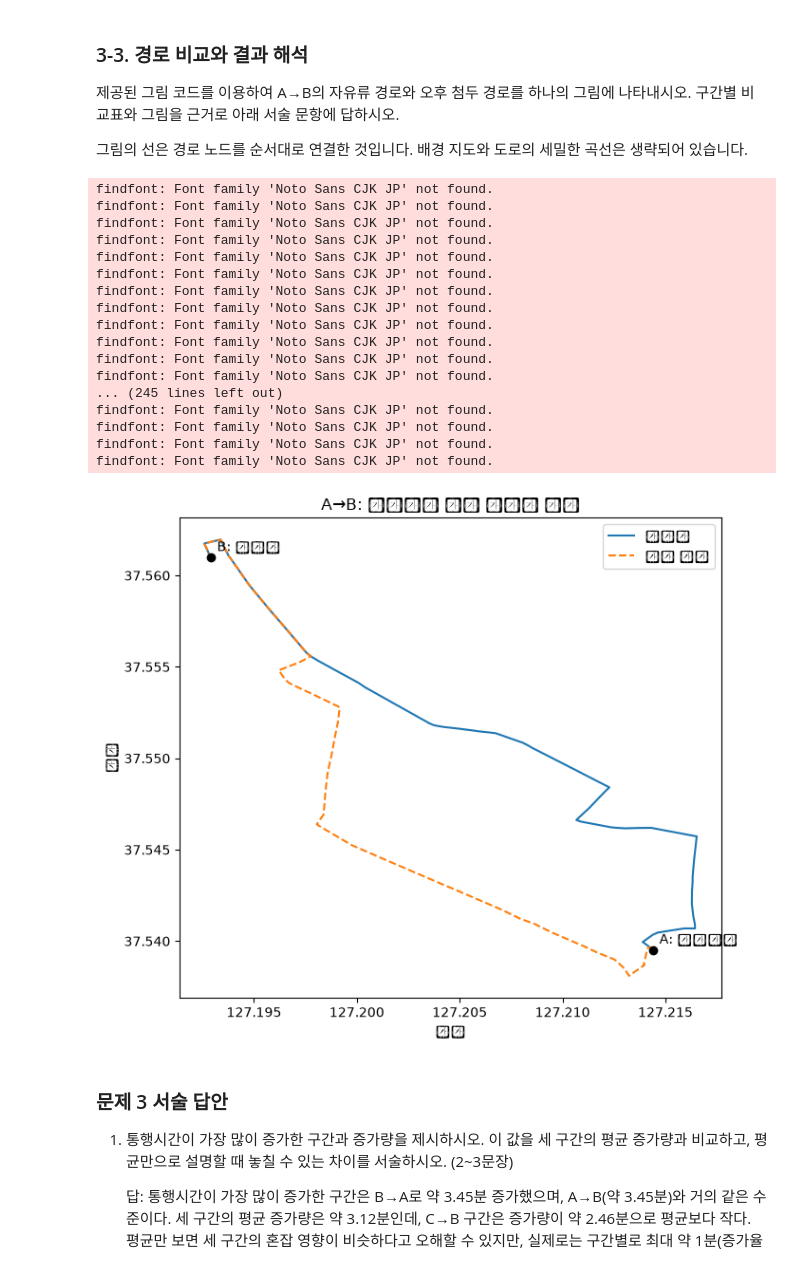
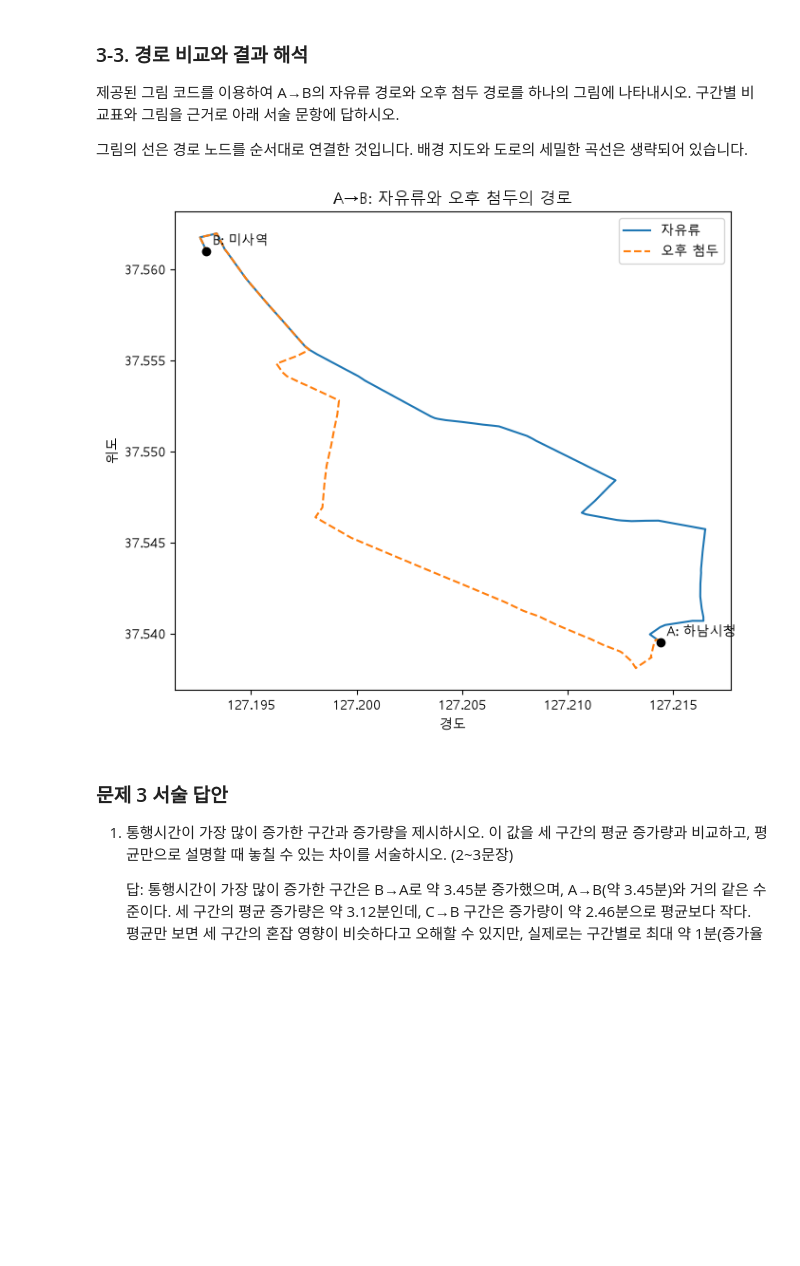
Before and after one commit to alswl123494-stack/mobility-simulation-book, a Jupyter notebook: assignment/assignment_1_202439723.ipynb, the cells around one changed output. Cells and saved outputs as stored; diff of their text form; code cells hidden in the pictures; blank space fills up the shorter version.

```diff
--- a/assignment/assignment_1_202439723.ipynb
+++ b/assignment/assignment_1_202439723.ipynb
@@ -461,46 +461,29 @@ else:
 # %%
 if comparison is None:
     print("[ ] 3-1의 결과를 먼저 만듭니다.")
 else:
     import matplotlib.font_manager as fm
     fm._load_fontmanager(try_read_cache=False)
-    plt.rcParams["font.family"] = "Noto Sans CJK JP"
+    plt.rcParams["font.family"] = "Malgun Gothic"
     plt.rcParams["axes.unicode_minus"] = False
     fig, ax = plt.subplots(figsize=(7, 6))
     for label, style in [("자유류", "-"), ("오후 첨두", "--")]:
         coords = paths[("A→B", label)].coords(graphs[label])
         positions = pd.DataFrame(coords, columns=["위도", "경도"])
         ax.plot(positions["경도"], positions["위도"], style, label=label)
     for key in ["A", "B"]:
         lat, lon = g_free.coord[node_ids[key]]
         ax.scatter(lon, lat, color="black", zorder=3)
         ax.annotate(f"{key}: {places.loc[key, '이름']}", (lon, lat),
                     xytext=(5, 5), textcoords="offset points")
     ax.set_xlabel("경도")
     ax.set_ylabel("위도")
     ax.set_title("A→B: 자유류와 오후 첨두의 경로")
     ax.legend()
     fig.tight_layout()
     plt.show()
 # %% [output]
-findfont: Font family 'Noto Sans CJK JP' not found.
-findfont: Font family 'Noto Sans CJK JP' not found.
-findfont: Font family 'Noto Sans CJK JP' not found.
-findfont: Font family 'Noto Sans CJK JP' not found.
-findfont: Font family 'Noto Sans CJK JP' not found.
-findfont: Font family 'Noto Sans CJK JP' not found.
-findfont: Font family 'Noto Sans CJK JP' not found.
-findfont: Font family 'Noto Sans CJK JP' not found.
-findfont: Font family 'Noto Sans CJK JP' not found.
-findfont: Font family 'Noto Sans CJK JP' not found.
-findfont: Font family 'Noto Sans CJK JP' not found.
-findfont: Font family 'Noto Sans CJK JP' not found.
-... (245 lines left out)
-findfont: Font family 'Noto Sans CJK JP' not found.
-findfont: Font family 'Noto Sans CJK JP' not found.
-findfont: Font family 'Noto Sans CJK JP' not found.
-findfont: Font family 'Noto Sans CJK JP' not found.
-[figure, old version]
+[figure, new version]
 # %% [markdown]
 ### 문제 3 서술 답안
 
```
